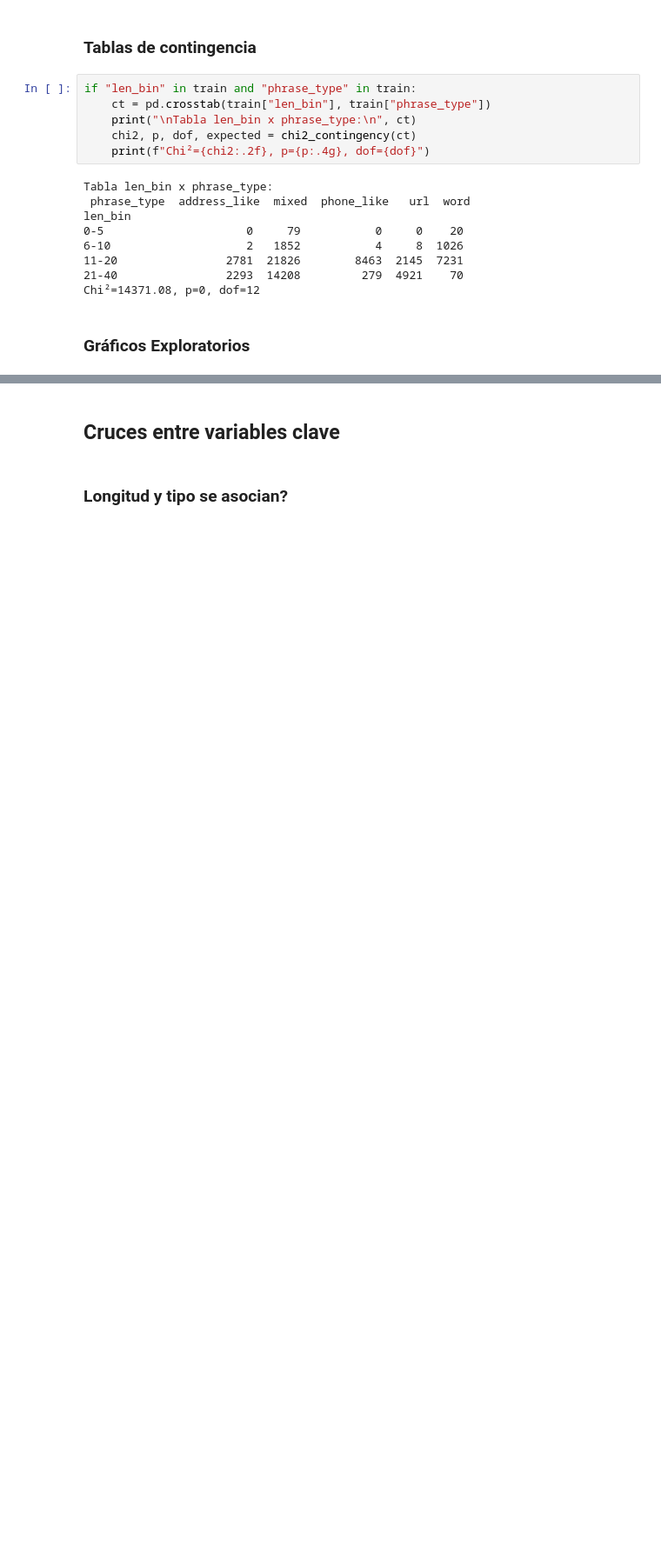
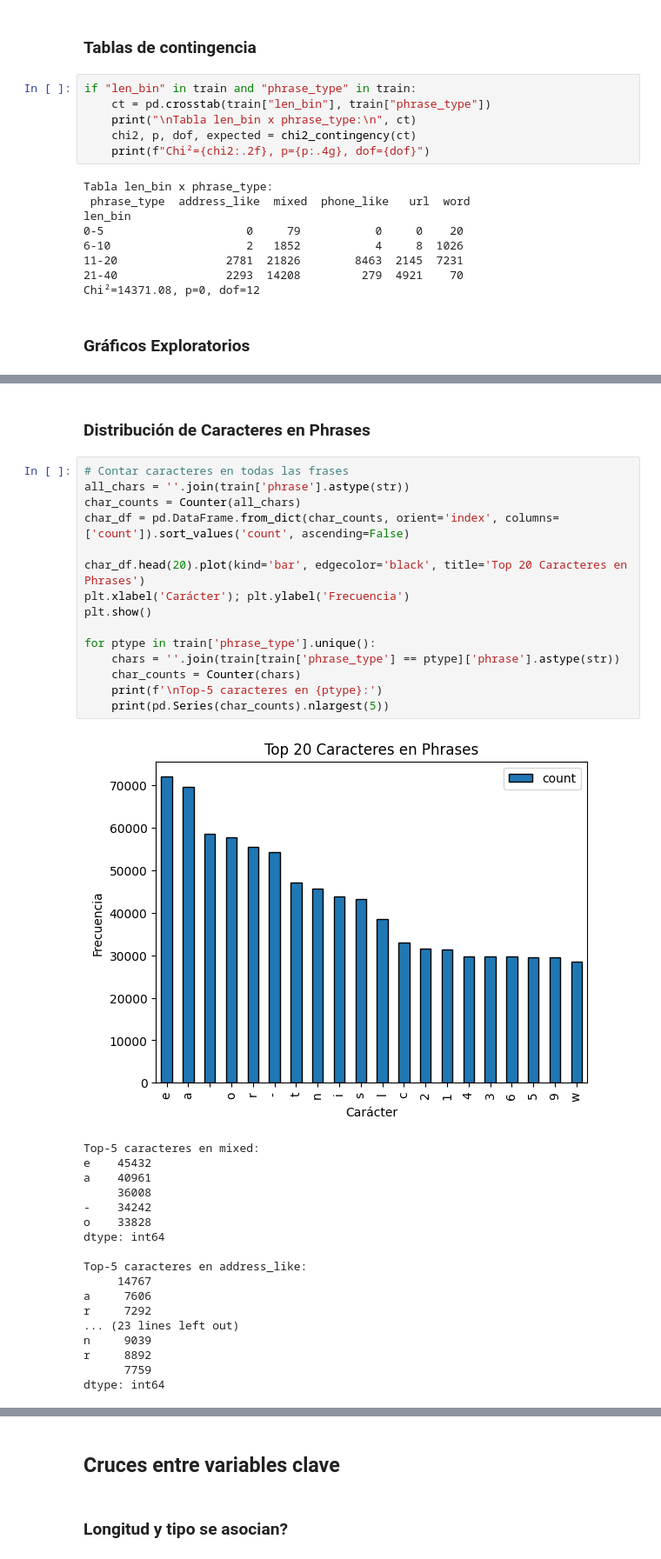
Before and after one commit to alee2602/PROYECTO2-DS, a Jupyter notebook: proyecto.ipynb, the cells around one changed output, grey strips where cells are left out. Shown at 87% size. Drawn from its saved outputs; the diff is of its cells as text; blank space fills up the shorter version.

Commit message:
Análisis de distribución de caracteres

```diff
--- a/proyecto.ipynb
+++ b/proyecto.ipynb
@@ -216,0 +217,36 @@ plt.show()
+# %% [markdown]
+### Distribución de Caracteres en Phrases
+# %%
+# Contar caracteres en todas las frases
+all_chars = ''.join(train['phrase'].astype(str))
+char_counts = Counter(all_chars)
+char_df = pd.DataFrame.from_dict(char_counts, orient='index', columns=['count']).sort_values('count', ascending=False)
+
+char_df.head(20).plot(kind='bar', edgecolor='black', title='Top 20 Caracteres en Phrases')
+plt.xlabel('Carácter'); plt.ylabel('Frecuencia')
+plt.show()
+
+for ptype in train['phrase_type'].unique():
+    chars = ''.join(train[train['phrase_type'] == ptype]['phrase'].astype(str))
+    char_counts = Counter(chars)
+    print(f'\nTop-5 caracteres en {ptype}:')
+    print(pd.Series(char_counts).nlargest(5))
+# %% [output]
+[figure, added]
+Top-5 caracteres en mixed:
+e    45432
+a    40961
+     36008
+-    34242
+o    33828
+dtype: int64
+
+Top-5 caracteres en address_like:
+     14767
+a     7606
+r     7292
+... (23 lines left out)
+n     9039
+r     8892
+      7759
+dtype: int64
```
Also changed, not shown: parts of 6 cells of this notebook.
